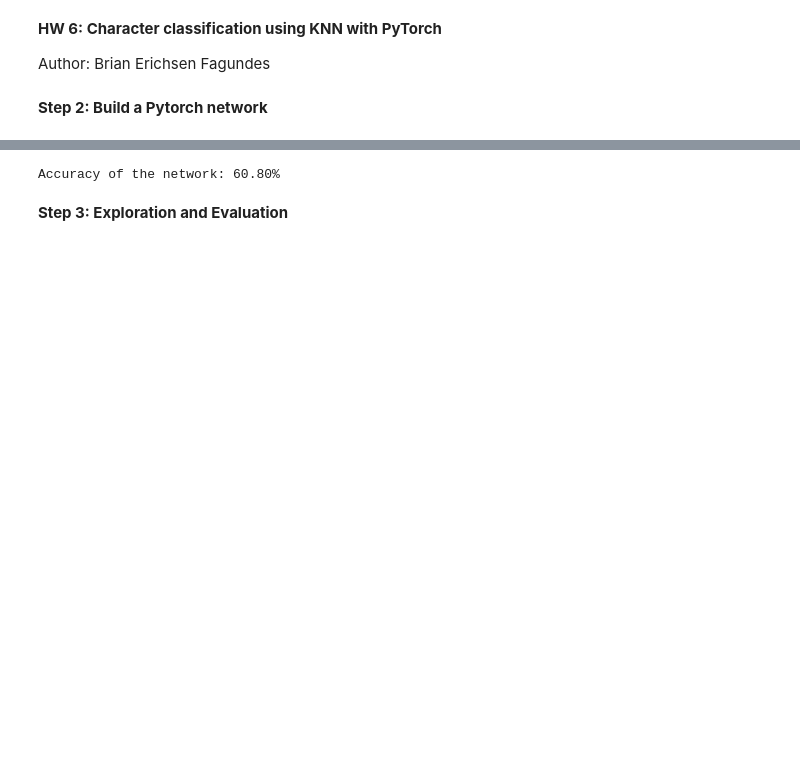
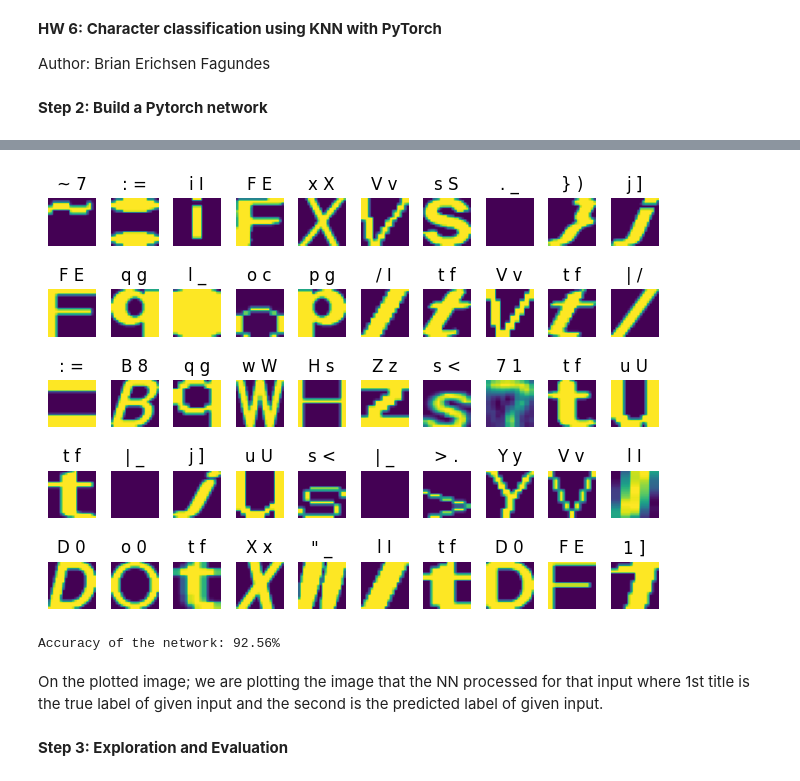
Before and after one commit to BrianErichsen/6017, a Jupyter notebook: HW6/char_classifier_NN.ipynb, the cells around one changed output, grey strips where cells are left out. Drawn from its saved outputs; the diff is of its cells as text; code cells hidden in the pictures; blank space fills up the shorter version.

Commit message:
Fixed plotting issues and increased accuracy to 90 percent

```diff
--- a/HW6/char_classifier_NN.ipynb
+++ b/HW6/char_classifier_NN.ipynb
@@ -10,6 +10,9 @@ import numpy as np
 
 # loads data into variable
 data = pd.read_csv('ARIAL.csv')
+
+# lets filter out non printable graphic characters // between 33 to 126
+data = data[(data['m_label'] > 32) & (data['m_label'] < 127)]
 
 # selects which columns to keep m_label and all the r{x} c{y}
 columns_to_keep = ['m_label']
@@ -118,7 +121,8 @@ def train(model,train_loader, optmizer, criterion, epochs):
 
         for i, data in enumerate(train_loader, 0):
             inputs, labels = data
-            #inputs, labels = inputs.to(device), labels.to(device)
+            # move tensors to specific machine (CPU / GPU)
+            inputs, labels = inputs.to(device), labels.to(device)
             # zero the param gradients
             optmizer.zero_grad()
             outputs = model(inputs) # predict the output with training data
@@ -154,24 +146,47 @@ Finished Training
 # %%
 # Evaluate function
 import matplotlib.pyplot as plt
 
 def evaluate(model):
     model.eval()
     correct = 0
     total = 0
+    incorrect = 0
     with torch.no_grad():
         for data in test_loader:
             images, labels = data
-            #images, labels = images.to(device), labels.to(device).view(-1)
+            images, labels = images.to(device), labels.to(device).view(-1)
             outputs = model(images)
             _, predicted = torch.max(outputs.data, 1)
             total += labels.size(0)
             correct += (predicted == labels).sum().item()
+
+            for i in range(len(labels)):
+                # compares true label of i-th image with predicted of i-th
+                if predicted[i] != labels[i]:
+                    ascii_label = chr(index_to_char[labels[i].item()])
+                    predicted_label = chr(index_to_char[predicted[i].item()])
+                    plt.subplot(5, 10, incorrect + 1)
+                    plt.imshow(images[i, 0].cpu())
+                    plt.title(f'{ascii_label} {predicted_label}')
+                    plt.axis('off')
+
+                    incorrect += 1
+                    if incorrect >= 50:
+                        break
+            if incorrect >= 50:
+                break
+
+    plt.tight_layout()
+    plt.show()
     print(f'Accuracy of the network: { 100 * correct / total:.2f}%')
 
 evaluate(net)
 # %% [output]
+[figure, added]
-Accuracy of the network: 60.80%
+Accuracy of the network: 92.56%
+# %% [markdown]
+On the plotted image; we are plotting the image that the NN processed for that input where 1st title is the true label of given input and the second is the predicted label of given input.
 # %% [markdown]
 <b>Step 3: Exploration and Evaluation</b>
 # %%
```
Also changed, not shown: parts of 10 cells of this notebook.
